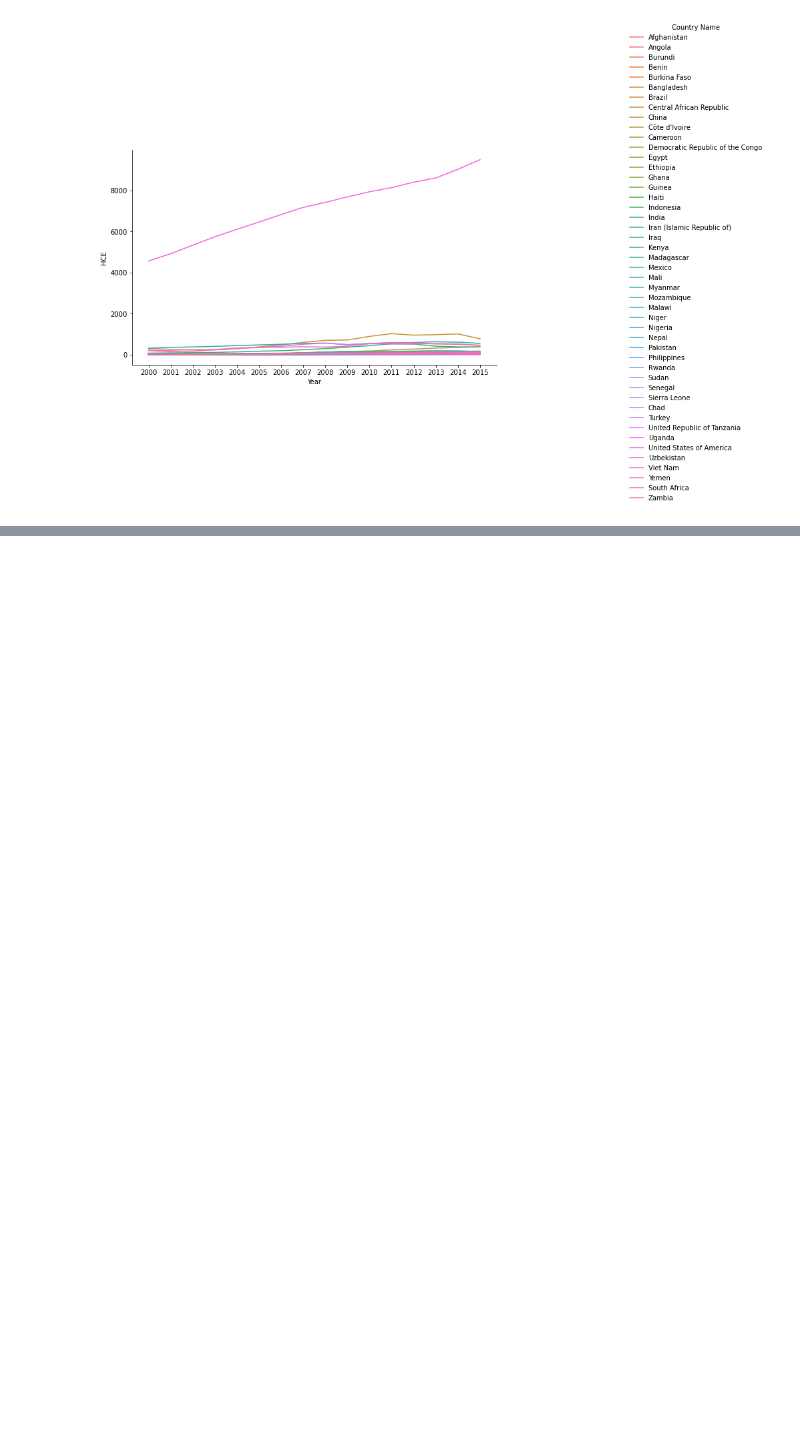
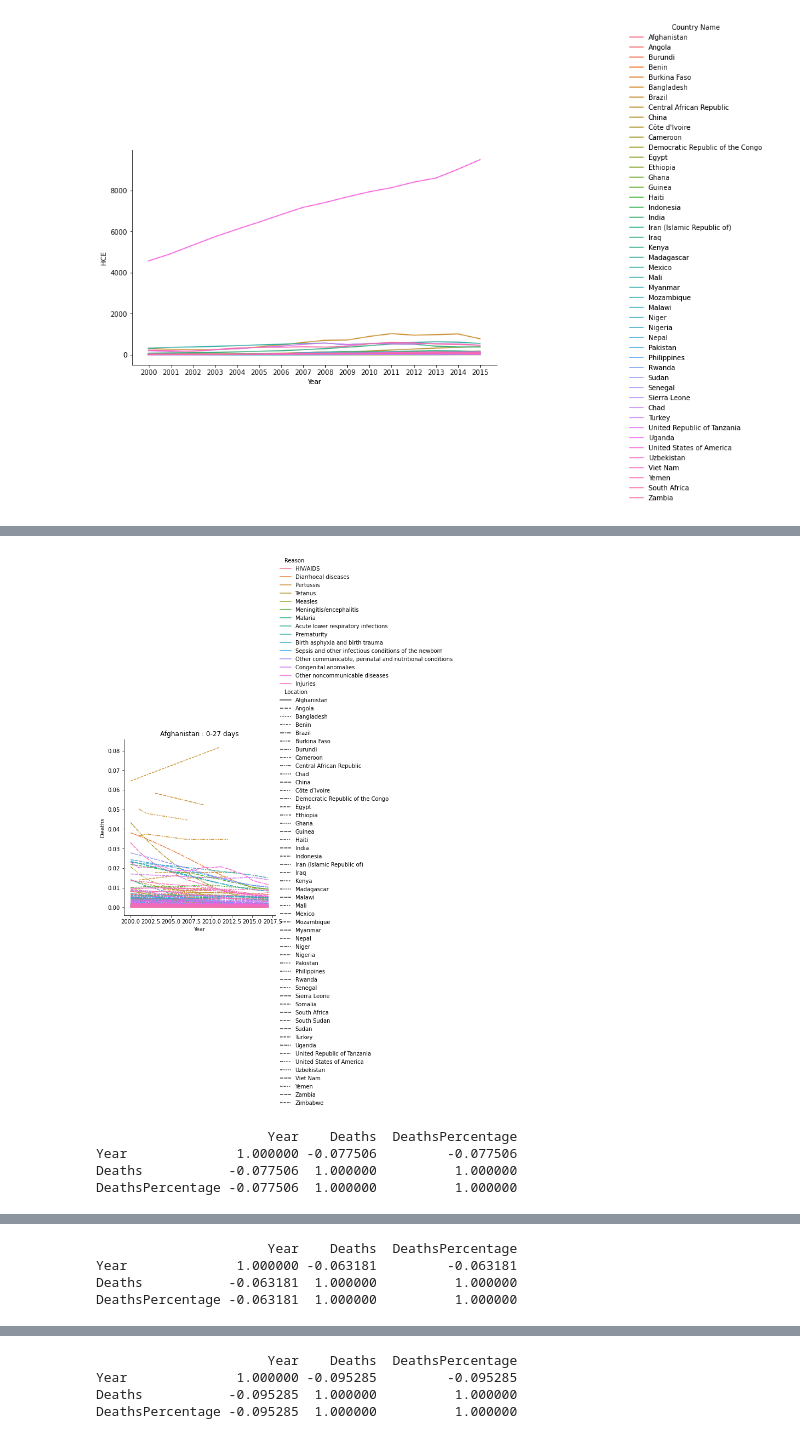
Before and after one commit to ITWSXInformatics/ChildMortalityInformationSystem, a Jupyter notebook: dataset_analysis/healthcare_expenditure/HealthCareExpend_Analysis.ipynb, the cells around one changed output, grey strips where cells are left out. Cells and saved outputs as stored; diff of their text form; code cells hidden in the pictures; blank space fills up the shorter version.

```diff
--- a/dataset_analysis/healthcare_expenditure/HealthCareExpend_Analysis.ipynb
+++ b/dataset_analysis/healthcare_expenditure/HealthCareExpend_Analysis.ipynb
@@ -115,0 +171,3 @@ plt.show()
+# %%
+dataset_final = new_df[new_df.Location.isin(list_countries)]
+print(dataset_final)
@@ -115,0 +217,44 @@ plt.show()
+# %%
+#Normalize the Data over the
+import matplotlib.pyplot as plt
+import seaborn as sns
+import warnings
+warnings.simplefilter(action='ignore', category=Warning)
+
+
+def normalize_yearwise_deaths_diseases(dataframe, new_df):
+    for reason in dataframe.Reason.unique().tolist():
+        temp_df = dataframe.loc[(dataframe.Reason == reason)]
+        sum_count_years = temp_df["Deaths"].sum()
+        temp_df["Deaths"] = temp_df["Deaths"]/sum_count_years
+        temp_df["DeathsPercentage"] = np.multiply(temp_df["Deaths"],100)
+        new_df = new_df.append(temp_df)
+
+    sns.relplot(x="Year", y="Deaths",hue="Reason", style="Location",kind="line", data=new_df).set(title=new_df.iloc[0]["Location"]
+                                                                                        + ' : ' + new_df.iloc[0]["AgeGroup"])
+    plt.show()
+
+    return new_df
+# %%
+#Data Preprocessing for the Group 0-27 days
+
+df_0_27_days = dataset_final.loc[(dataset_final.Category == '1')]
+df_1_59_months = dataset_final.loc[(dataset_final.Category == '2')]
+df_1_4_years = dataset_final.loc[(dataset_final.Category == '3')]
+
+new_df_0_27_days = pd.DataFrame()
+new_df_1_59_months = pd.DataFrame()
+new_df_1_4_years = pd.DataFrame()
+
+new_df_0_27_days = normalize_yearwise_deaths_diseases(df_0_27_days, new_df_0_27_days)
+print(new_df_0_27_days.corr())
+new_df_1_59_months = normalize_yearwise_deaths_diseases(df_1_59_months, new_df_1_59_months)
+print(new_df_1_59_months.corr())
+new_df_1_4_years = normalize_yearwise_deaths_diseases(df_1_4_years, new_df_1_4_years)
+print(new_df_1_4_years.corr())
+# %% [output]
+[figure, added]
+                      Year    Deaths  DeathsPercentage
+Year              1.000000 -0.077506         -0.077506
+Deaths           -0.077506  1.000000          1.000000
+DeathsPercentage -0.077506  1.000000          1.000000
@@ -115,0 +262,4 @@ plt.show()
+                      Year    Deaths  DeathsPercentage
+Year              1.000000 -0.063181         -0.063181
+Deaths           -0.063181  1.000000          1.000000
+DeathsPercentage -0.063181  1.000000          1.000000
@@ -115,0 +267,4 @@ plt.show()
+                      Year    Deaths  DeathsPercentage
+Year              1.000000 -0.095285         -0.095285
+Deaths           -0.095285  1.000000          1.000000
+DeathsPercentage -0.095285  1.000000          1.000000
```
Also changed, not shown: parts of 19 cells of this notebook, 3 other files.
